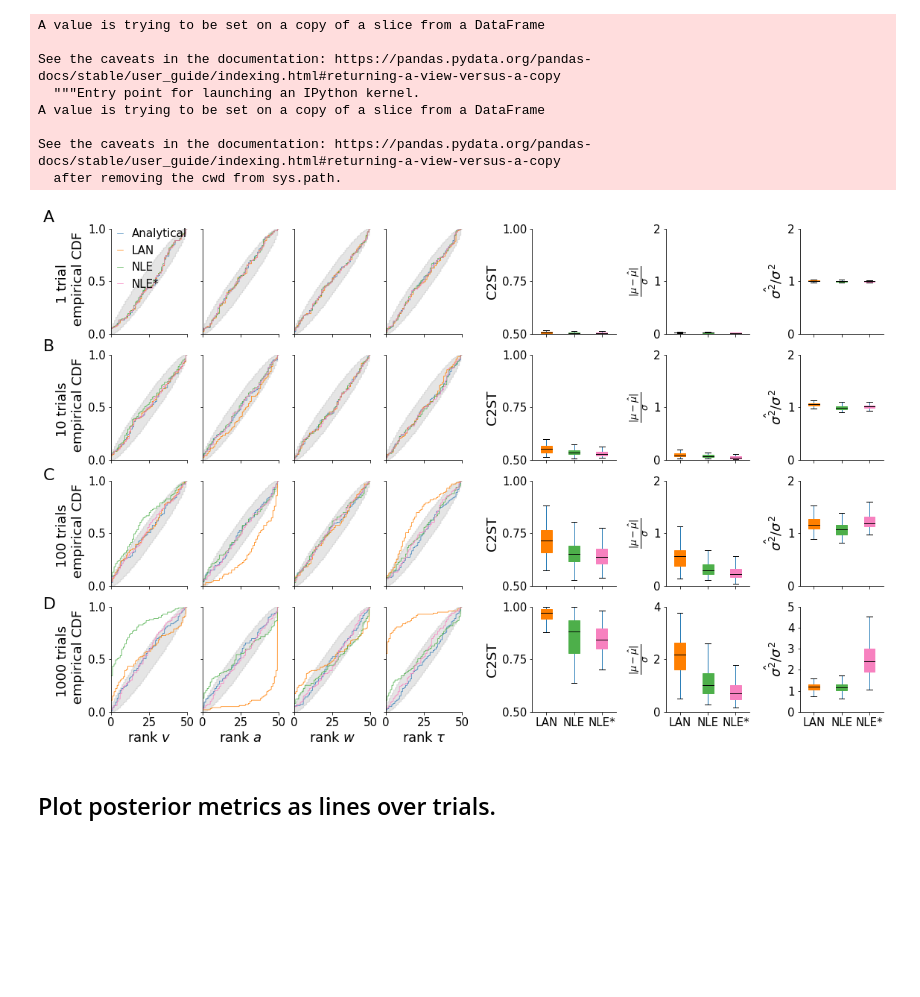
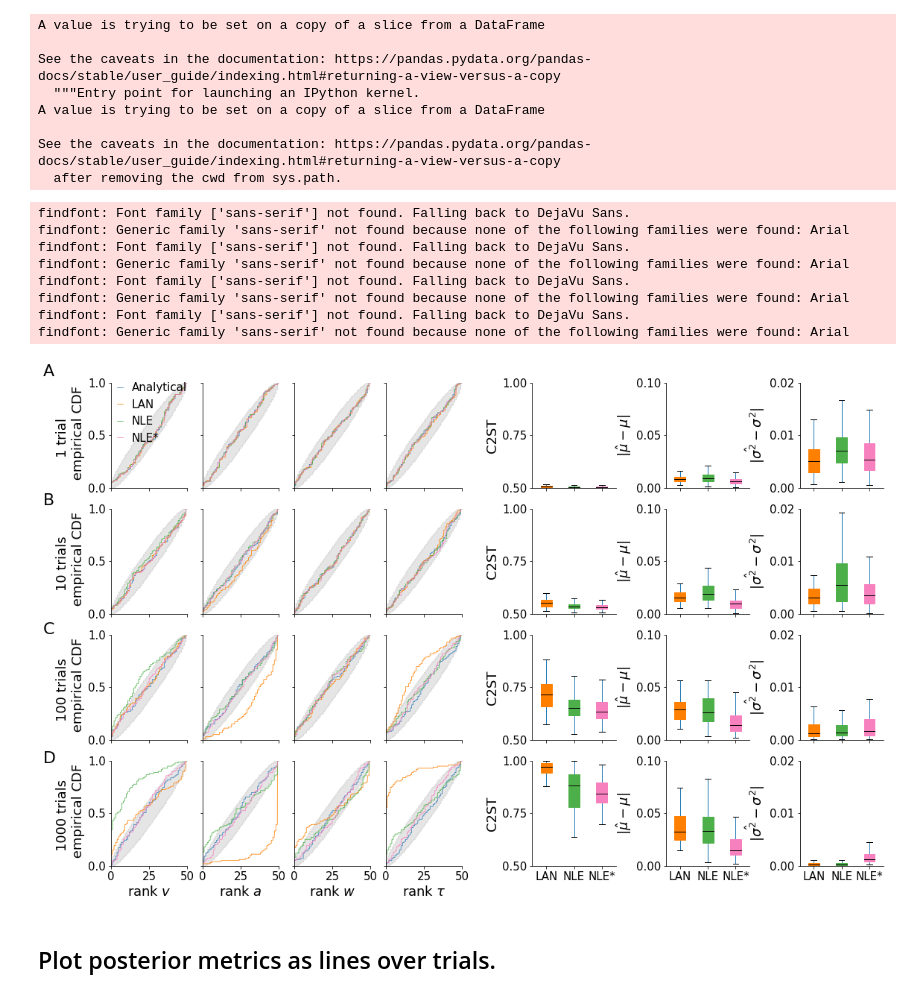
Before and after one commit to sbi-benchmark/sbibm, a Jupyter notebook: lan_nle_comparison/LAN-NLE-Figures.ipynb, the cells around one changed output. Saved outputs shown, nothing was run; the diff lists cells and outputs as text; code cells hidden in the pictures; blank space fills up the shorter version.

Commit message:
update figures

```diff
--- a/lan_nle_comparison/LAN-NLE-Figures.ipynb
+++ b/lan_nle_comparison/LAN-NLE-Figures.ipynb
@@ -27,7 +27,7 @@ mpl.rcParams["legend.frameon"] = False
 mpl.rcParams["legend.fontsize"] = 18
 mpl.rcParams["font.size"] = 20
 mpl.rcParams.update({'font.family':'sans-serif'})
-plt.rcParams.update({'font.sans-serif':'Helvetica'})
+plt.rcParams.update({'font.sans-serif':'Arial'})
 
 # Colorblind color palette
 colors = ['#377eb8', '#ff7f00', '#4daf4a',
@@ -1116,13 +1116,20 @@ for seed in range(N+len(invalid_seeds)):
         # Increase array index only for valid observations.
         idx += 1
 # %%
-meanerr[:, :, 0] = np.mean(abs(lan_samples.mean(-2) - true_samples.mean(-2)) / true_samples.std(-2), -1)
-meanerr[:, :, 1] = np.mean(abs(nle_samples.mean(-2) - true_samples.mean(-2)) / true_samples.std(-2), -1)
-meanerr[:, :, 2] = np.mean(abs(nlee_samples.mean(-2) - true_samples.mean(-2)) / true_samples.std(-2), -1)
+meanerr[:, :, 0] = np.mean(abs(lan_samples.mean(-2) - true_samples.mean(-2))
+#                            / true_samples.std(-2)
+                           ,
+                           -1)
+meanerr[:, :, 1] = np.mean(abs(nle_samples.mean(-2) - true_samples.mean(-2))
+#                            / true_samples.std(-2)
+                           , -1)
+meanerr[:, :, 2] = np.mean(abs(nlee_samples.mean(-2) - true_samples.mean(-2))
+#                            / true_samples.std(-2)
+                           , -1)
 
-varerr[:, :, 0] = np.mean(abs(lan_samples.var(-2) / true_samples.var(-2)), -1)
-varerr[:, :, 1] = np.mean(abs(nle_samples.var(-2) / true_samples.var(-2)), -1)
-varerr[:, :, 2] = np.mean(abs(nlee_samples.var(-2) / true_samples.var(-2)), -1)
+varerr[:, :, 0] = np.mean(abs(lan_samples.var(-2) - true_samples.var(-2)), -1)
+varerr[:, :, 1] = np.mean(abs(nle_samples.var(-2) - true_samples.var(-2)), -1)
+varerr[:, :, 2] = np.mean(abs(nlee_samples.var(-2) - true_samples.var(-2)), -1)
 # %%
 from sbibm.metrics import c2st
 from joblib import Parallel, delayed
@@ -1278,7 +1285,7 @@ for kk in range(len(num_trials_list)):
 # posterior metrics
 inner_grid = outer_grid[0, 1].subgridspec(len(num_trials_list), 3, wspace=.6, hspace=.2,)
 ax2 = inner_grid.subplots(sharex=True, sharey=False)  # Create all subplots for the inner grid.
-ylabels = ["C2ST", r"$\frac{|\mu - \hat{\mu}|}{\sigma}$", r"$\hat{\sigma^2} / \sigma^2$"]
+ylabels = ["C2ST", r"$|\hat{\mu} - \mu|$", r"|$\hat{\sigma^2} - \sigma^2|$"]
 
 for idx, num_trials in enumerate(num_trials_list):
     d = df[df.num_trials == num_trials]
@@ -1294,7 +1301,7 @@ for idx, num_trials in enumerate(num_trials_list):
                     return_type="both",
                     medianprops=dict(color="k"),
               );
-    ticks = [[0.5, 1.0], [0, 2], [0, 2]] if idx < 3 else [[0.5, 1.0], [0, 4], [0.0, 5.]]
+    ticks = [[0.5, 1.0], [0, .1], [0., .02]] if idx < 3 else [[0.5, 1.0], [0, .1], [0.0, .02]]
     for ii in range(3):
         plt.sca(ax2[idx, ii])
         plt.xlabel("")
@@ -1303,36 +1310,44 @@ for idx, num_trials in enumerate(num_trials_list):
 
         if ii < 2:
             plt.yticks(np.linspace(ticks[ii][0], ticks[ii][1], 3))
             plt.ylim(*ticks[ii])
         else:
-            plt.yticks(np.linspace(ticks[ii][0], ticks[ii][1], 3 if idx < 3 else 6))
+            plt.yticks(np.linspace(ticks[ii][0], ticks[ii][1], 3 if idx < 3 else 3))
             plt.ylim(*ticks[ii])
     plt.suptitle("")
     if idx == 3:
         plt.xticks([1, 2, 3], ["LAN", "NLE", "NLE*"])
 
     ii = 0
     for row_key, (axi,row) in bdict.iteritems():
         ii += 1
         for i,box in enumerate(row['boxes']):
             box.set_color(colors[i+1])
 
 weight = "regular"
 fontsize = 22
 y1 = 0.91
 x1 = 0.03
 dx = 0.0
 dy = 0.2
 fig.text(x1, y1, "A", fontsize=fontsize, fontweight=weight)
 fig.text(x1, y1-2*dy, "C", fontsize=fontsize, fontweight=weight)
 fig.text(x1+dx, y1-dy, "B", fontsize=fontsize, fontweight=weight)
 fig.text(x1+dx, y1-3*dy, "D", fontsize=fontsize, fontweight=weight)
 # fig.text(x1, y1-0.53, "C", fontsize=fontsize, fontweight=weight)
 
 plt.tight_layout();
-fig.savefig("SBC-different-trials.png", dpi=300, bbox_inches="tight");
+fig.savefig("SBC-different-trials-absolute.png", dpi=300, bbox_inches="tight");
 # %% [output]
+findfont: Font family ['sans-serif'] not found. Falling back to DejaVu Sans.
+findfont: Generic family 'sans-serif' not found because none of the following families were found: Arial
+findfont: Font family ['sans-serif'] not found. Falling back to DejaVu Sans.
+findfont: Generic family 'sans-serif' not found because none of the following families were found: Arial
+findfont: Font family ['sans-serif'] not found. Falling back to DejaVu Sans.
+findfont: Generic family 'sans-serif' not found because none of the following families were found: Arial
+findfont: Font family ['sans-serif'] not found. Falling back to DejaVu Sans.
+findfont: Generic family 'sans-serif' not found because none of the following families were found: Arial
-[figure, old version]
+[figure, new version]
 # %% [markdown]
 ## Plot posterior metrics as lines over trials.
 # %%
```
